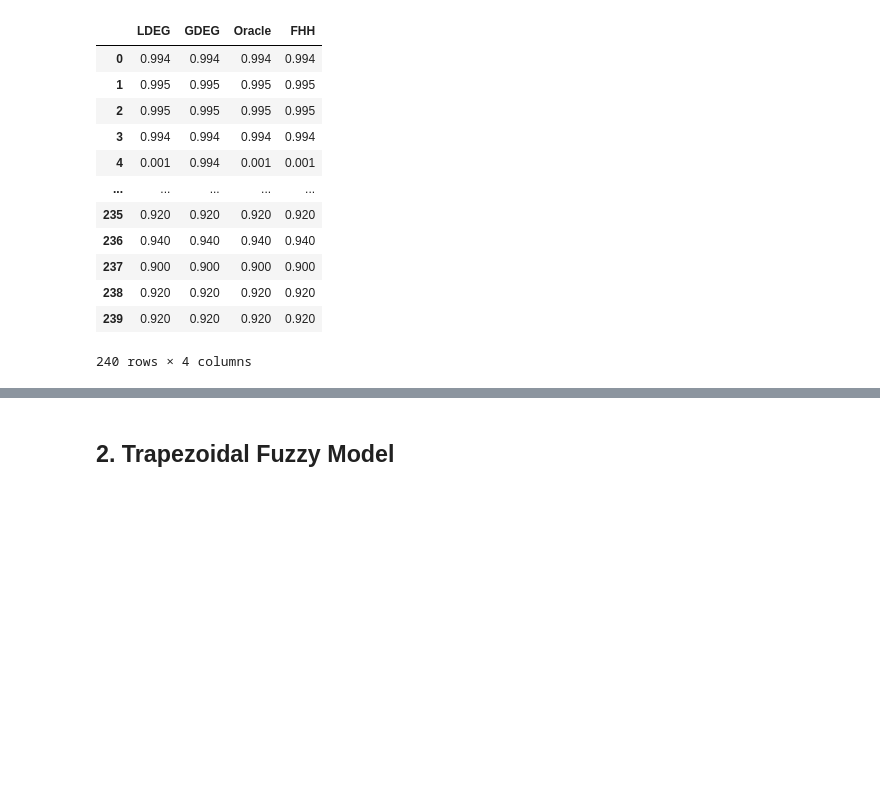
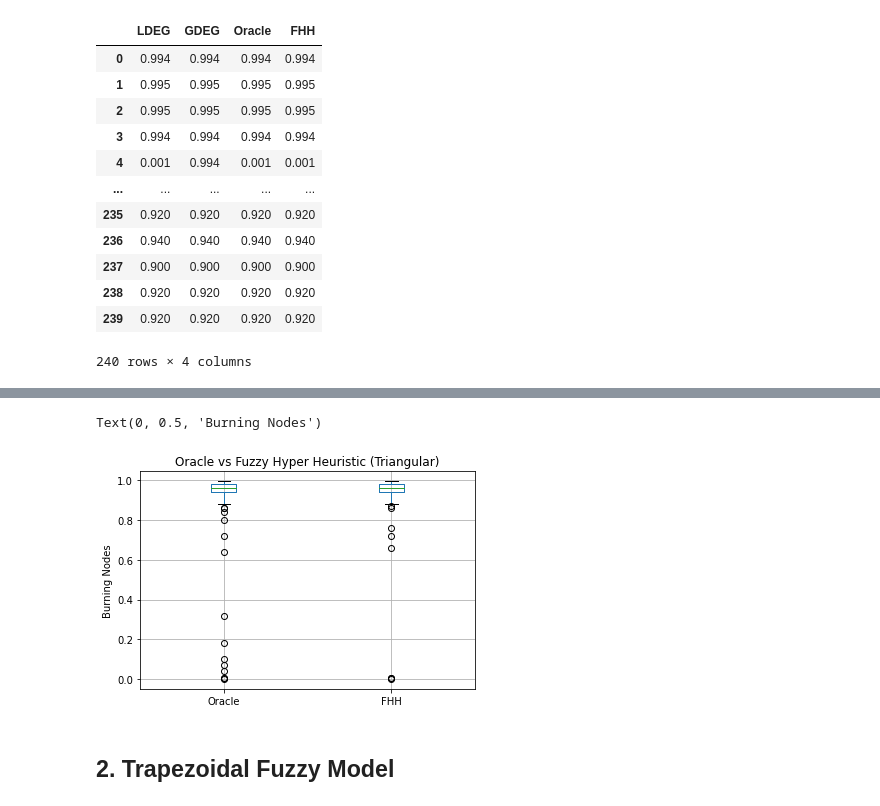
Before and after one commit to AndresGarciaEscalante/Fire-Fighter-Problem, a Jupyter notebook: Visualize the Results.ipynb, the cells around one changed output, grey strips where cells are left out. Saved outputs shown, nothing was run; the diff lists cells and outputs as text; code cells hidden in the pictures; blank space fills up the shorter version.

```diff
--- a/Visualize the Results.ipynb
+++ b/Visualize the Results.ipynb
@@ -38,3 +41,10 @@ boxplot1 = trifm.boxplot(column=['LDEG', 'GDEG', 'FHH'])
+# %%
+boxplot2 = trifm.boxplot(column=['Oracle', 'FHH'])
+boxplot2.set_title('Oracle vs Fuzzy Hyper Heuristic (Triangular)')
+boxplot2.set_ylabel('Burning Nodes')
+# %% [output]
+Text(0, 0.5, 'Burning Nodes')
+[figure, added]
 # %% [markdown]
 ## 2. Trapezoidal Fuzzy Model
 # %%
```
Also changed, not shown: parts of 13 cells of this notebook, 2 other files.
